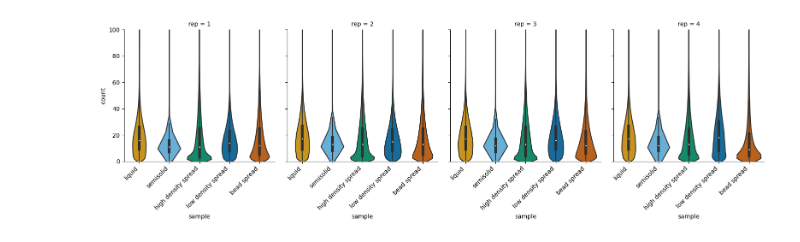
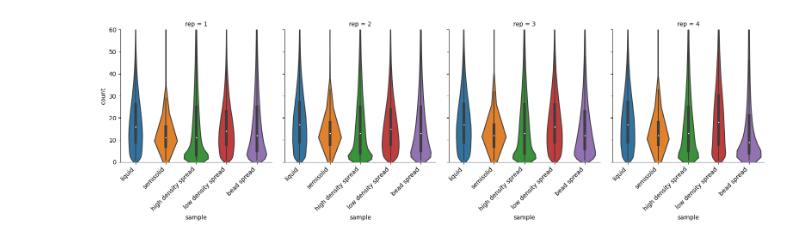
Before and after one commit to nmateyko/PlasmidLibraryAmplificationBias, a Jupyter notebook: analysis/20240318_notebooks/N80_analysis_initial_20240318.ipynb, the cells around one changed output. Cells and saved outputs as stored; diff of their text form; code cells hidden in the pictures.

```diff
--- a/analysis/20240318_notebooks/N80_analysis_initial_20240318.ipynb
+++ b/analysis/20240318_notebooks/N80_analysis_initial_20240318.ipynb
@@ -64,3 +64,0 @@ plt.show()
-# %%
-colors = ["#E69F00", "#56B4E9", "#009E73", "#0072B2", "#D55E00"]
-sns.set_palette(sns.color_palette(colors))
@@ -97,8 +134,8 @@ plt.show()
 # %%
-g = sns.catplot(data=df, x="sample", y="count", col='rep', col_wrap=4, height=4, kind='violin')
+g = sns.catplot(data=df, x="sample", y="count", col='rep', col_wrap=4, height=4, kind='violin', clip=[1,120])
 g.set_xticklabels(rotation=45, ha='right')
 for ax in g.axes.flat:
-    ax.set_ylim(0, 100)
+    ax.set_ylim(0, 60)
 plt.show()
 # %% [output]
-[figure, old version]
+[figure, new version]
```
Also changed, not shown: parts of 28 cells of this notebook, 3 other files.
